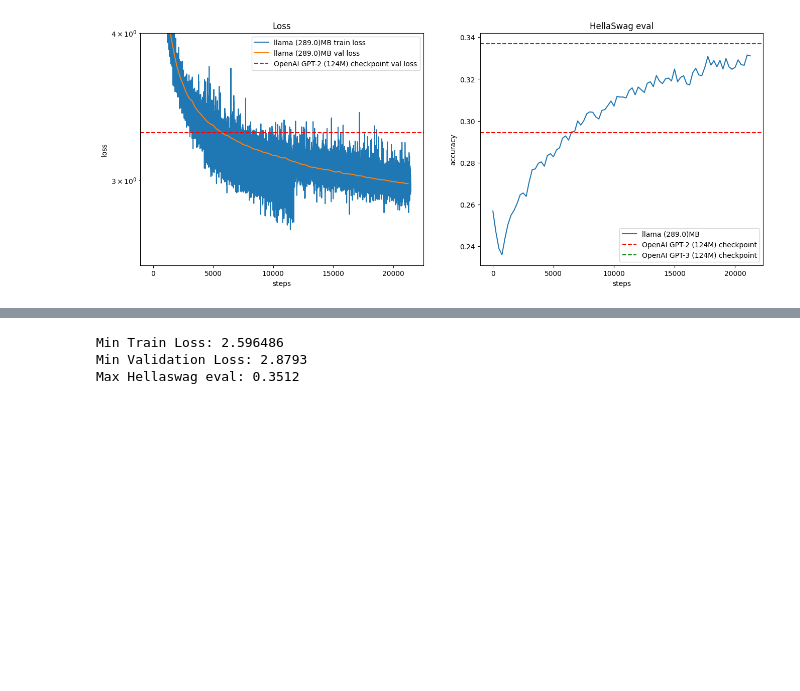
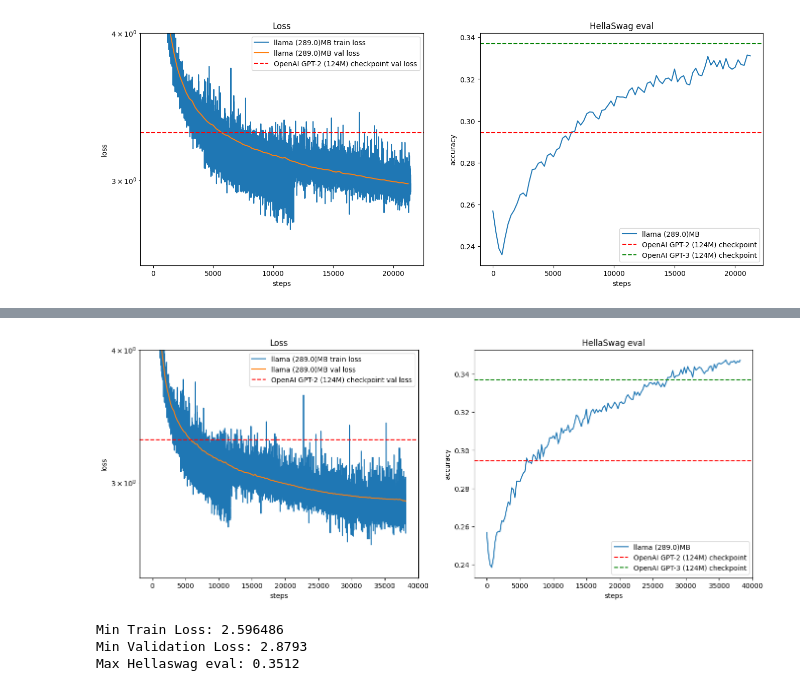
Before and after one commit to hengjiUSTC/learn-llm, a Jupyter notebook: pretrain/play_with_llama.ipynb, the cells around one changed output, grey strips where cells are left out. Drawn from its saved outputs; the diff is of its cells as text; code cells hidden in the pictures; blank space fills up the shorter version.

```diff
--- a/pretrain/play_with_llama.ipynb
+++ b/pretrain/play_with_llama.ipynb
@@ -665,3 +663,13 @@ Min Train Loss: 2.724772
 Min Validation Loss: 2.9802
 Max Hellaswag eval: 0.3315
 [figure]
+# %%
+#289641216
+model_args = ModelArgs(n_layers=24, n_heads=12, n_kv_heads=6, dim=768, vocab_size=50304, max_seq_len=1024, intermediate_size=4*768)
+
+# load the log file
+with open(f"log_{model_args.n_layers}_{model_args.n_heads}_{model_args.n_kv_heads}_6e-04/log.txt", "r") as f:
+    lines = f.readlines()
+%matplotlib inline
+plot_result(lines, 289641216//1e6)
+# %% [output]
@@ -668,3 +679,4 @@ Max Hellaswag eval: 0.3315
+[figure, added]
 # %%
 #289641216
 model_args = ModelArgs(n_layers=24, n_heads=16, n_kv_heads=8, dim=768, vocab_size=50304, max_seq_len=1024, intermediate_size=4*768)
```
Also changed, not shown: parts of 3 cells of this notebook, 1 other file.
